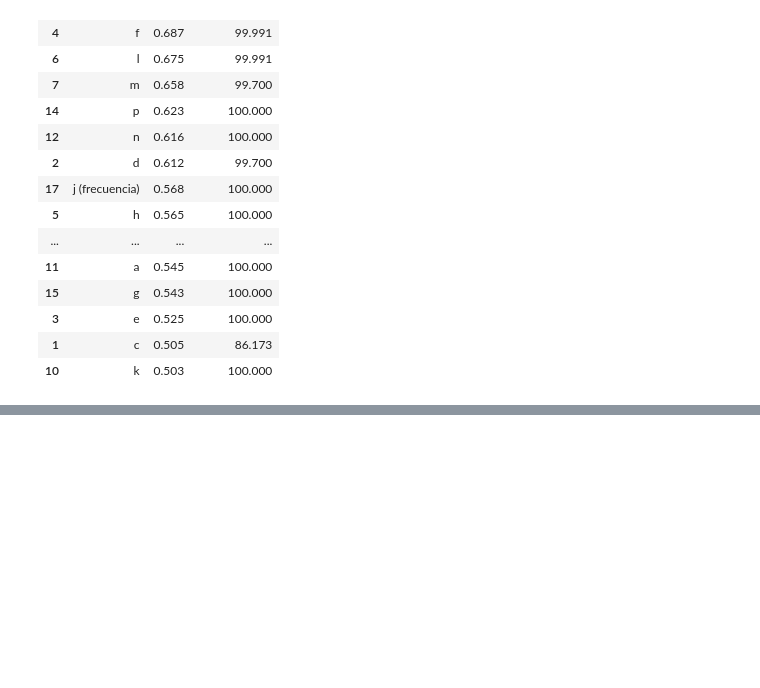
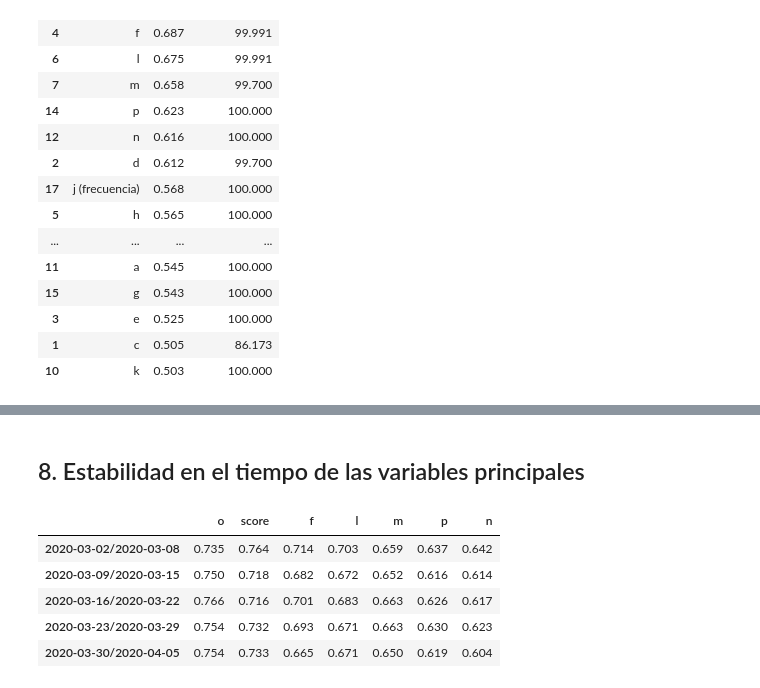
Before and after one commit to joavillalobosca25/meli-fraud-challenge, a Jupyter notebook: notebooks/02_EDA.ipynb, the cells around one changed output, grey strips where cells are left out. Cells and saved outputs as stored; diff of their text form; code cells hidden in the pictures; blank space fills up the shorter version.

```diff
--- a/notebooks/02_EDA.ipynb
+++ b/notebooks/02_EDA.ipynb
@@ -538,0 +609,21 @@ correlaciones
+# %% [markdown]
+## 8. Estabilidad en el tiempo de las variables principales
+# %%
+principales = ["o", "score", "f", "l", "m", "p", "n"]
+estabilidad = {}
+
+for nombre_semana, datos_semana in entrenamiento.groupby(semana):
+    fila = {}
+    for nombre in principales:
+        valores = variables[nombre].loc[datos_semana.index]
+        fila[nombre] = auc_univariada(datos_semana, valores)[0]
+    estabilidad[str(nombre_semana)] = fila
+
+pd.DataFrame(estabilidad).T.round(3)
+# %% [output]
+|  | o | score | f | l | m | p | n |
+| 2020-03-02/2020-03-08 | 0.735 | 0.764 | 0.714 | 0.703 | 0.659 | 0.637 | 0.642 |
+| 2020-03-09/2020-03-15 | 0.750 | 0.718 | 0.682 | 0.672 | 0.652 | 0.616 | 0.614 |
+| 2020-03-16/2020-03-22 | 0.766 | 0.716 | 0.701 | 0.683 | 0.663 | 0.626 | 0.617 |
+| 2020-03-23/2020-03-29 | 0.754 | 0.732 | 0.693 | 0.671 | 0.663 | 0.630 | 0.623 |
+| 2020-03-30/2020-04-05 | 0.754 | 0.733 | 0.665 | 0.671 | 0.650 | 0.619 | 0.604 |
```
Also changed, not shown: parts of 11 cells of this notebook.
